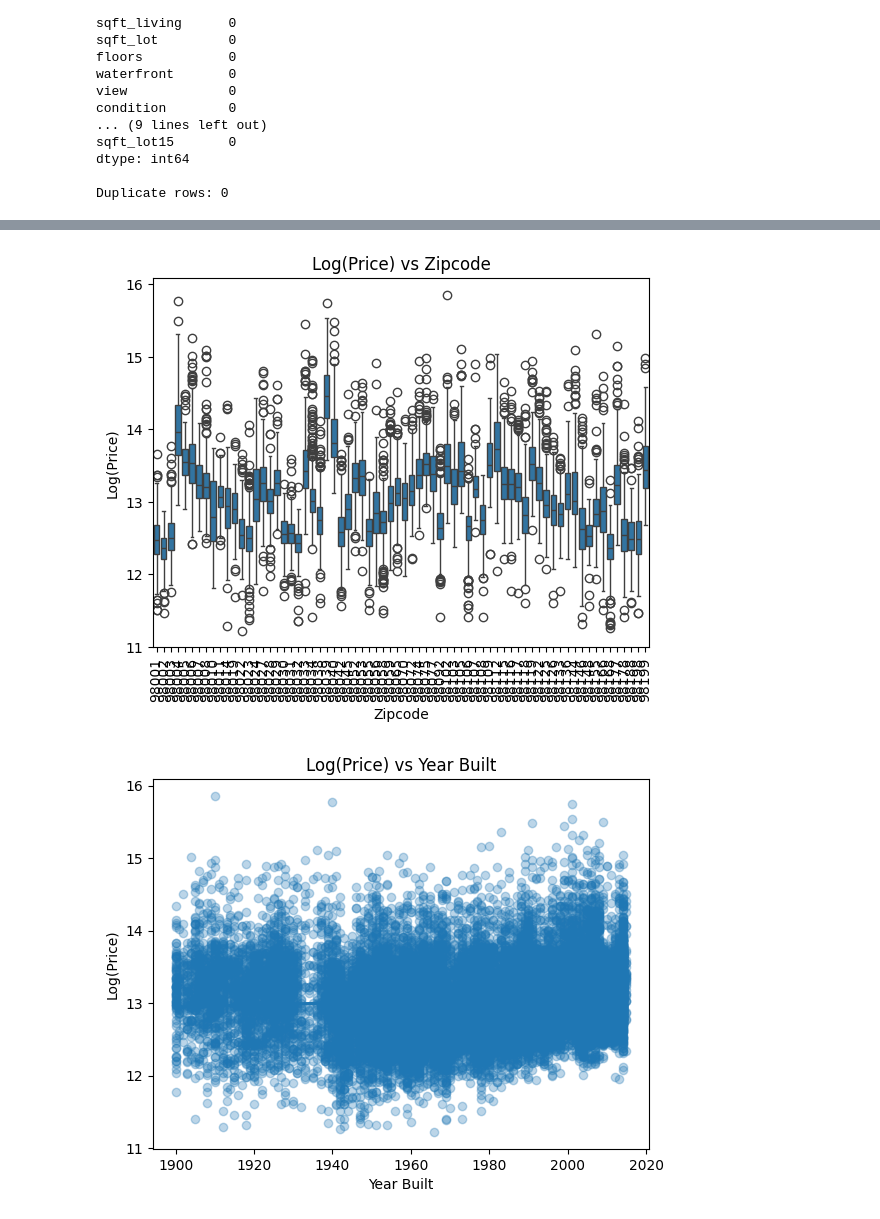
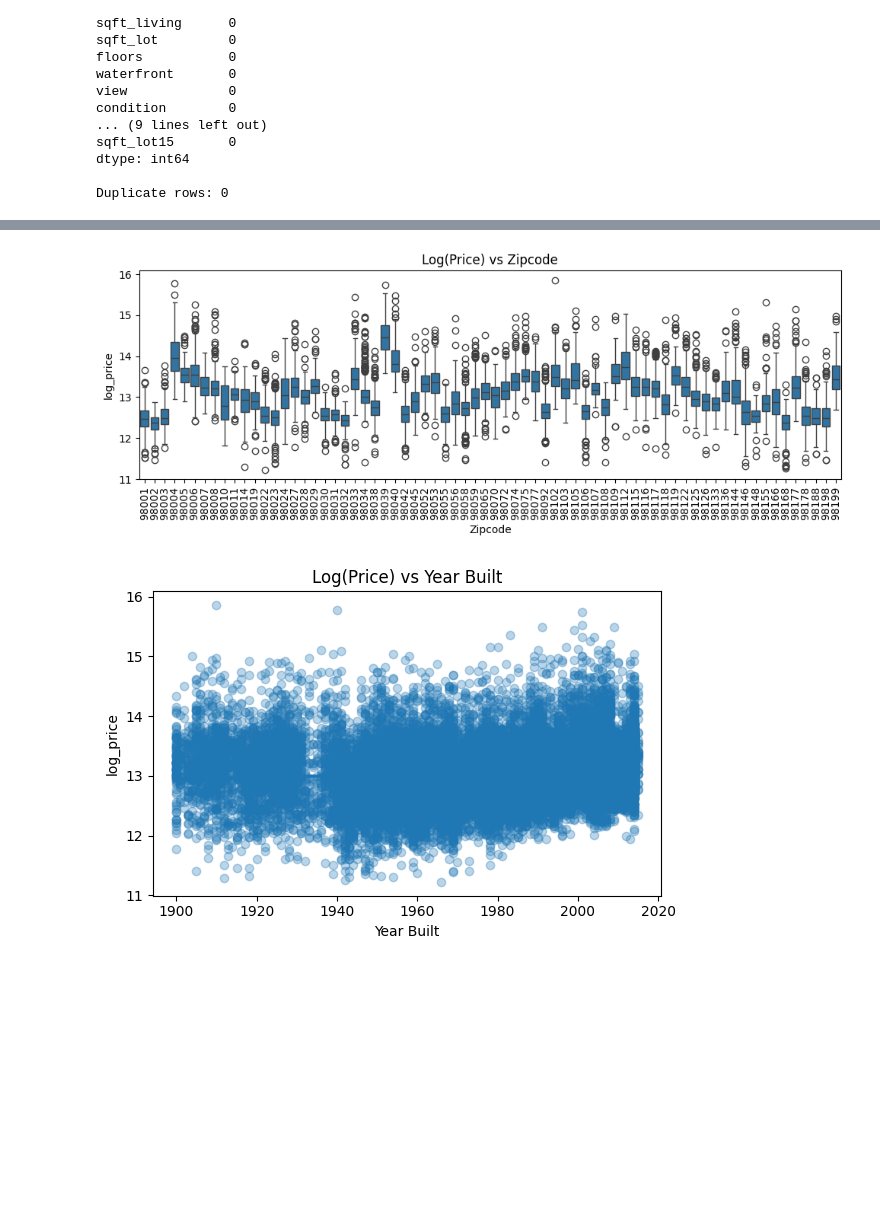
Before and after one commit to RRRG3/255-proj, a Jupyter notebook: kc-house-prices/notebooks/01_preprocessing.ipynb, the cells around one changed output, grey strips where cells are left out. Saved outputs shown, nothing was run; the diff lists cells and outputs as text; code cells hidden in the pictures; blank space fills up the shorter version.

```diff
--- a/kc-house-prices/notebooks/01_preprocessing.ipynb
+++ b/kc-house-prices/notebooks/01_preprocessing.ipynb
@@ -144,0 +44,20 @@ Name: price, dtype: float64
+# %%
+# --- Next section is - data parsing and basic temporal features checking ---
+
+print("Columns available:", housing_data.columns.tolist())
+
+#Convert the raw date text into a proper datetime object
+housing_data["date"] = pd.to_datetime(housing_data["date"], errors="coerce")
+
+#Extract sale year and sale month
+housing_data["sale_year"] = housing_data["date"].dt.year
+housing_data["sale_month"] = housing_data["date"].dt.month
+
+print(housing_data[["date", "sale_year", "sale_month"]].head())
+
+# Removing identifier and raw date (not meaningful for modeling)
+cols_to_remove = ["id", "date"]
+housing_data.drop(columns=cols_to_remove, inplace=True)
+
+print("\nAfter dropping ID and raw date:")
+print(housing_data.info())
@@ -238,23 +361,42 @@ plt.show()
 # %%
 #last tier - weak and negative correlation features
-sns.boxplot(x=df["zipcode"], y=df["log_price"])
+# 1) Zipcode vs log_price
+plt.figure(figsize=(10,4))
+sns.boxplot(data=housing_data, x="zipcode", y="log_price")
 plt.title("Log(Price) vs Zipcode")
 plt.xlabel("Zipcode")
-plt.ylabel("Log(Price)")
+plt.ylabel("log_price")
 plt.xticks(rotation=90)
+plt.tight_layout()
 plt.show()
 
-sns.regplot(x=df["yr_built"], y=df["log_price"], scatter_kws={"alpha":0.3})
+# 2) Year Built vs log_price
+plt.figure(figsize=(6,4))
+sns.regplot(
+    data=housing_data,
+    x="yr_built",
+    y="log_price",
+    scatter_kws={"alpha":0.3}
+)
 plt.title("Log(Price) vs Year Built")
 plt.xlabel("Year Built")
-plt.ylabel("Log(Price)")
+plt.ylabel("log_price")
+plt.tight_layout()
 plt.show()
 
-sns.boxplot(x=df["condition"], y=df["log_price"])
+# 3) Condition vs log_price
+plt.figure(figsize=(6,4))
+sns.boxplot(data=housing_data, x="condition", y="log_price")
 plt.title("Log(Price) vs Condition Rating")
 plt.xlabel("Condition (1–5)")
-plt.ylabel("Log(Price)")
+plt.ylabel("log_price")
+plt.tight_layout()
 plt.show()
+
+# notes:
+# zipcodes : they show no linear trend with proce since there is no spatial meaning. some zipcodes have higher medians, but no linear pattern.
+# yr_built : newer homes are slightly more expensive but the relationship is weak and largely uniform across years.
+# condition : condition has only a mild positive effect because prices falls in the same middle condition categories.
 # %% [output]
-[figure, old version]
+[figure, new version]
-[figure, old version]
+[figure, new version]
```
Also changed, not shown: parts of 28 cells of this notebook, 1 other file.
